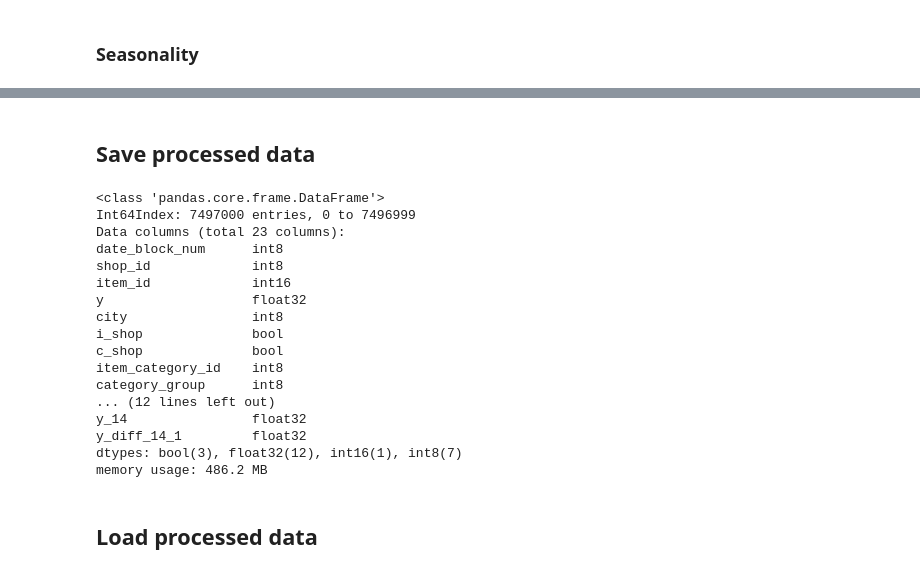
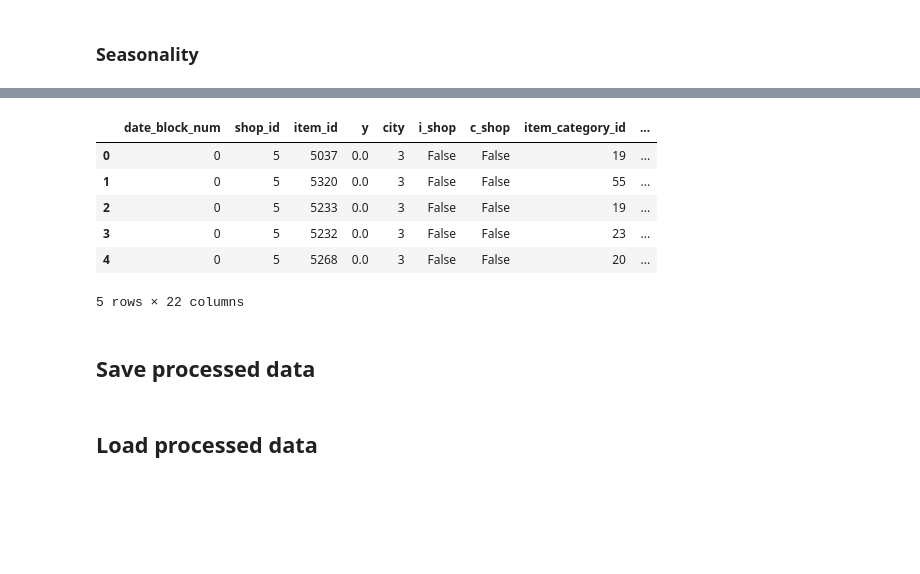
Before and after one commit to WLM1ke/How_to_Win_Kagglers, a Jupyter notebook: final/report.ipynb, the cells around one changed output, grey strips where cells are left out. Drawn from its saved outputs; the diff is of its cells as text; code cells hidden in the pictures; blank space fills up the shorter version.

```diff
--- a/final/report.ipynb
+++ b/final/report.ipynb
@@ -343,12 +374,10 @@ sm.tsa.stattools.adfuller(montly_agg)
 # %%
-def make_lags_and_difference(df, lag_col_name, lags):
+def make_lags(df, lag_col_name, lags):
     for i in sorted(lags):
         lagger = df[state_columns + [lag_col_name]]
-        lagger.loc[:, "date_block_num"] += i
-        lagger.columns = y_1.columns[:-1].tolist() + [f"{lag_col_name}_{i}"]
+        lagger.loc[:, "date_block_num"] = lagger["date_block_num"] + i
+        lagger.columns = lagger.columns[:-1].tolist() + [f"{lag_col_name}_{i}"]
         df = df.merge(lagger, on=state_columns, how='left')
-        if (1 in lags) and i != 1:
-            df[f"{lag_col_name}_diff_{i}_1"] = df[f"{lag_col_name}_1"] - df[f"{lag_col_name}_{i}"]
     return df
 # %%
 # Add some lags and diff
@@ -356,25 +391,15 @@ data = make_lags_and_difference(data, "y", [1, 2, 3, 12, 13, 14])
+# %%
+data.head()
+# %% [output]
+|  | date_block_num | shop_id | item_id | y | city | i_shop | c_shop | item_category_id | ... |
+| 0 | 0 | 5 | 5037 | 0.0 | 3 | False | False | 19 | ... |
+| 1 | 0 | 5 | 5320 | 0.0 | 3 | False | False | 55 | ... |
+| 2 | 0 | 5 | 5233 | 0.0 | 3 | False | False | 19 | ... |
+| 3 | 0 | 5 | 5232 | 0.0 | 3 | False | False | 23 | ... |
+| 4 | 0 | 5 | 5268 | 0.0 | 3 | False | False | 20 | ... |
+5 rows × 22 columns
 # %% [markdown]
 ## Save processed data
-# %%
-data.info()
-# %% [output]
-<class 'pandas.core.frame.DataFrame'>
-Int64Index: 7497000 entries, 0 to 7496999
-Data columns (total 23 columns):
-date_block_num      int8
-shop_id             int8
-item_id             int16
-y                   float32
-city                int8
-i_shop              bool
-c_shop              bool
-item_category_id    int8
-category_group      int8
-... (12 lines left out)
-y_14                float32
-y_diff_14_1         float32
-dtypes: bool(3), float32(12), int16(1), int8(7)
-memory usage: 486.2 MB
 # %%
 processed_path = f"./processed_data/data_{__ver__}.pickle"
 data.to_pickle(processed_path)
```
Also changed, not shown: parts of 35 cells of this notebook, 5 other files.
